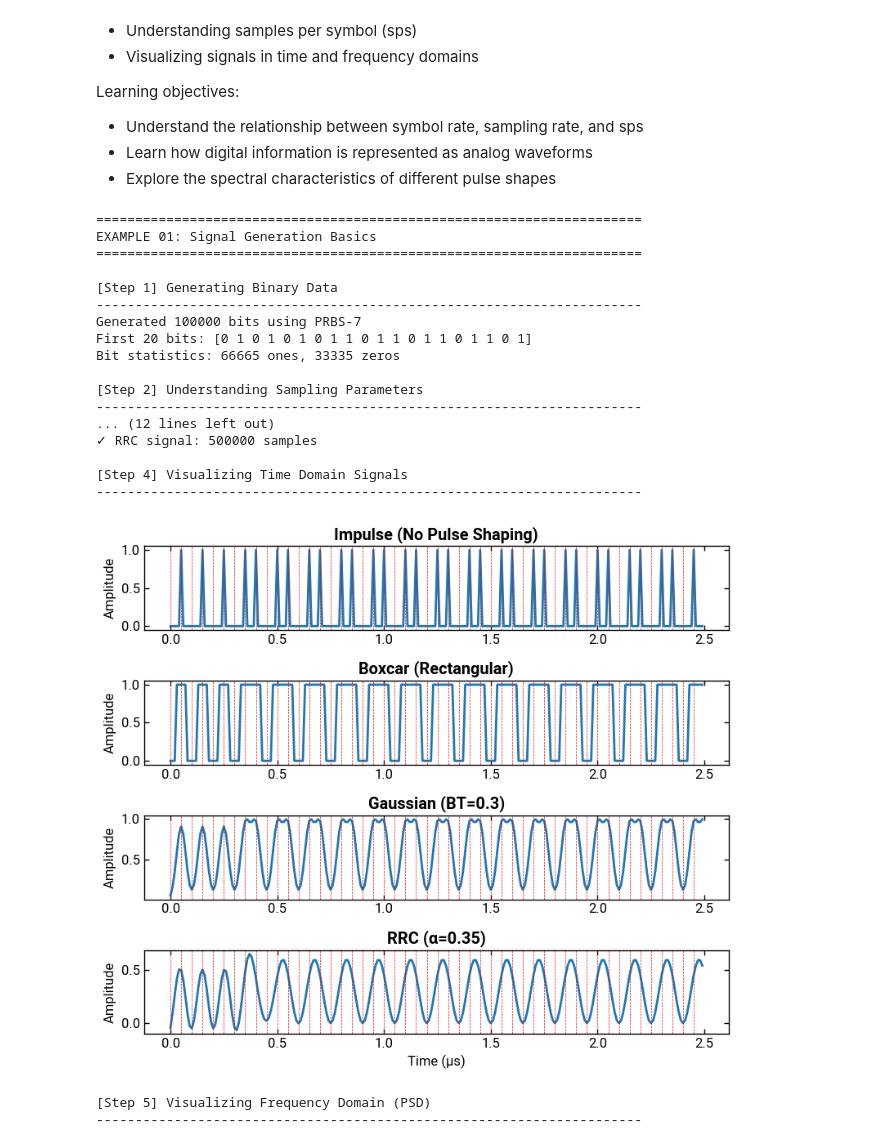
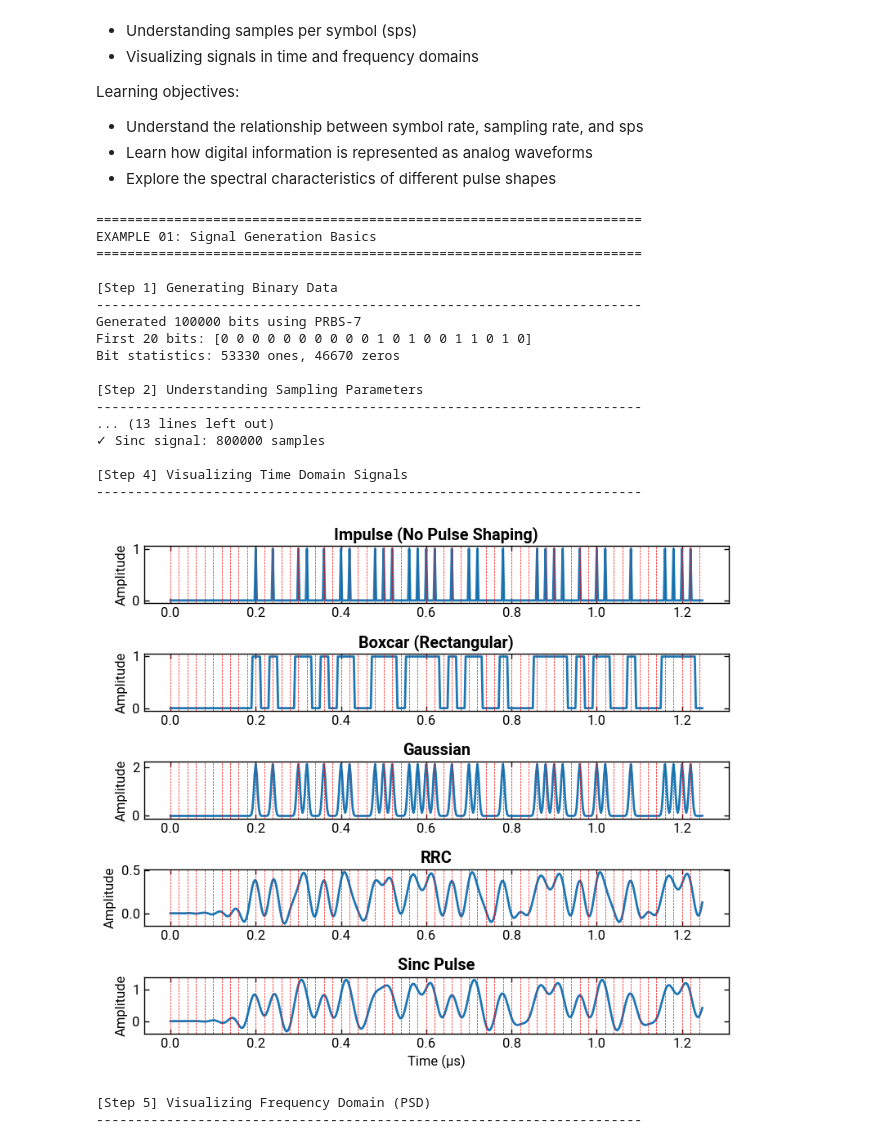
Before and after one commit to lokgar/commstools, a Jupyter notebook: examples/00-basics.ipynb, the cells around one changed output. Saved outputs shown, nothing was run; the diff lists cells and outputs as text; code cells hidden in the pictures.

```diff
--- a/examples/00-basics.ipynb
+++ b/examples/00-basics.ipynb
@@ -33,8 +33,7 @@ print("\n[Step 1] Generating Binary Data")
 print("-" * 70)
 
 # Generate a Pseudo-Random Binary Sequence (PRBS)
-# PRBS-7 has a period of 2^7 - 1 = 127 bits
-bits = prbs(length=100000, order=7, seed=42)
+bits = prbs(length=100000, order=31, seed=2000000000)
 
 print(f"Generated {len(bits)} bits using PRBS-7")
 print(f"First 20 bits: {bits[:20]}")
@@ -47,8 +46,8 @@ print("\n[Step 2] Understanding Sampling Parameters")
 print("-" * 70)
 
 # Define system parameters
-symbol_rate = 20e6  # 10 kHz symbol rate (10,000 symbols per second)
-sampling_rate = 100e6  # 100 kHz sampling rate (100,000 samples per second)
+symbol_rate = 50e6  # 10 kHz symbol rate (10,000 symbols per second)
+sampling_rate = 400e6  # 100 kHz sampling rate (100,000 samples per second)
 sps = int(sampling_rate / symbol_rate)  # Samples per symbol
 
 print(f"Symbol rate: {symbol_rate / 1e3:.1f} kHz")
@@ -73,7 +72,7 @@ print(f"✓ Boxcar signal: {len(sig_boxcar.samples)} samples")
 
 # 3. Gaussian pulse (smooth transitions)
 sig_gaussian = ook(
-    bits, sampling_rate=sampling_rate, sps=sps, pulse_shape="gaussian", bt=0.3, span=8
+    bits, sampling_rate=sampling_rate, sps=sps, pulse_shape="gaussian", bt=0.7, span=8
 )
 print(f"✓ Gaussian signal: {len(sig_gaussian.samples)} samples")
 
@@ -88,23 +87,35 @@ sig_rrc = ook(
 )
 print(f"✓ RRC signal: {len(sig_rrc.samples)} samples")
 
+# 5. Sinc pulse (ideal low-pass)
+sig_sinc = ook(
+    bits,
+    sampling_rate=sampling_rate,
+    sps=sps,
+    pulse_shape="sinc",
+    span=8,
+    bandwidth=0.9,
+)
+print(f"✓ Sinc signal: {len(sig_sinc.samples)} samples")
+
 # =============================================================================
 # Step 4: Visualize Signals in Time Domain
 # =============================================================================
 print("\n[Step 4] Visualizing Time Domain Signals")
 print("-" * 70)
 
-fig, axs = plt.subplots(4, 1, figsize=(8, 7))
+fig, axs = plt.subplots(5, 1, figsize=(8, 7))
 
 # Plot a short segment to see the pulse shapes clearly
-samples_to_plot = 250
+samples_to_plot = 500
 
 for idx, (sig, label) in enumerate(
     [
         (sig_impulse, "Impulse (No Pulse Shaping)"),
         (sig_boxcar, "Boxcar (Rectangular)"),
-        (sig_gaussian, "Gaussian (BT=0.3)"),
-        (sig_rrc, "RRC (α=0.35)"),
+        (sig_gaussian, "Gaussian"),
+        (sig_rrc, "RRC"),
+        (sig_sinc, "Sinc Pulse"),
     ]
 ):
     t = np.arange(samples_to_plot) / sampling_rate * 1e6  # Convert to microseconds
@@ -128,41 +139,42 @@ plt.show()
 print("\n[Step 5] Visualizing Frequency Domain (PSD)")
 print("-" * 70)
 
-fig, axs = plt.subplots(2, 2, figsize=(8, 7))
+fig, axs = plt.subplots(5, 1, figsize=(8, 7))
 axs = axs.flatten()
 
 for idx, (sig, label) in enumerate(
     [
         (sig_impulse, "Impulse"),
         (sig_boxcar, "Boxcar"),
         (sig_gaussian, "Gaussian"),
         (sig_rrc, "RRC"),
+        (sig_sinc, "Sinc Pulse"),
     ]
 ):
     sig.plot_psd(ax=axs[idx])
     axs[idx].set_title(label, fontsize=11, fontweight="bold")
     # axs[idx].set_ylim(-80, -20)
     axs[idx].grid(True, alpha=0.3)
 
 plt.show()
 # %% [output]
 ======================================================================
 EXAMPLE 01: Signal Generation Basics
 ======================================================================
 
 [Step 1] Generating Binary Data
 ----------------------------------------------------------------------
 Generated 100000 bits using PRBS-7
-First 20 bits: [0 1 0 1 0 1 0 1 1 0 1 1 0 1 1 0 1 1 0 1]
-Bit statistics: 66665 ones, 33335 zeros
+First 20 bits: [0 0 0 0 0 0 0 0 0 0 1 0 1 0 0 1 1 0 1 0]
+Bit statistics: 53330 ones, 46670 zeros
 
 [Step 2] Understanding Sampling Parameters
 ----------------------------------------------------------------------
-... (12 lines left out)
-✓ RRC signal: 500000 samples
+... (13 lines left out)
+✓ Sinc signal: 800000 samples
 
 [Step 4] Visualizing Time Domain Signals
 ----------------------------------------------------------------------
-[figure, old version]
+[figure, new version]
 [Step 5] Visualizing Frequency Domain (PSD)
 ----------------------------------------------------------------------
```
Also changed, not shown: parts of 7 cells of this notebook, 2 other files.
